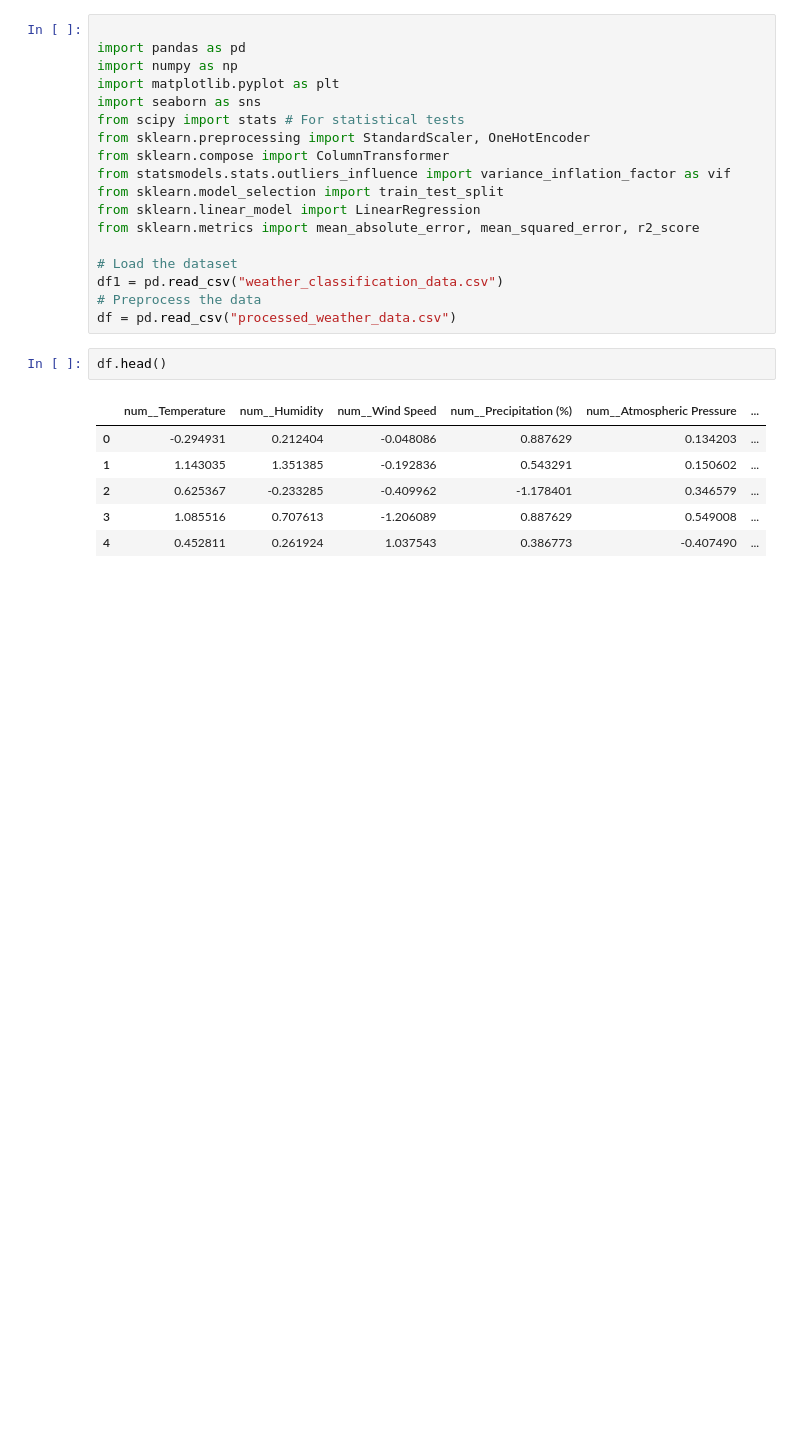
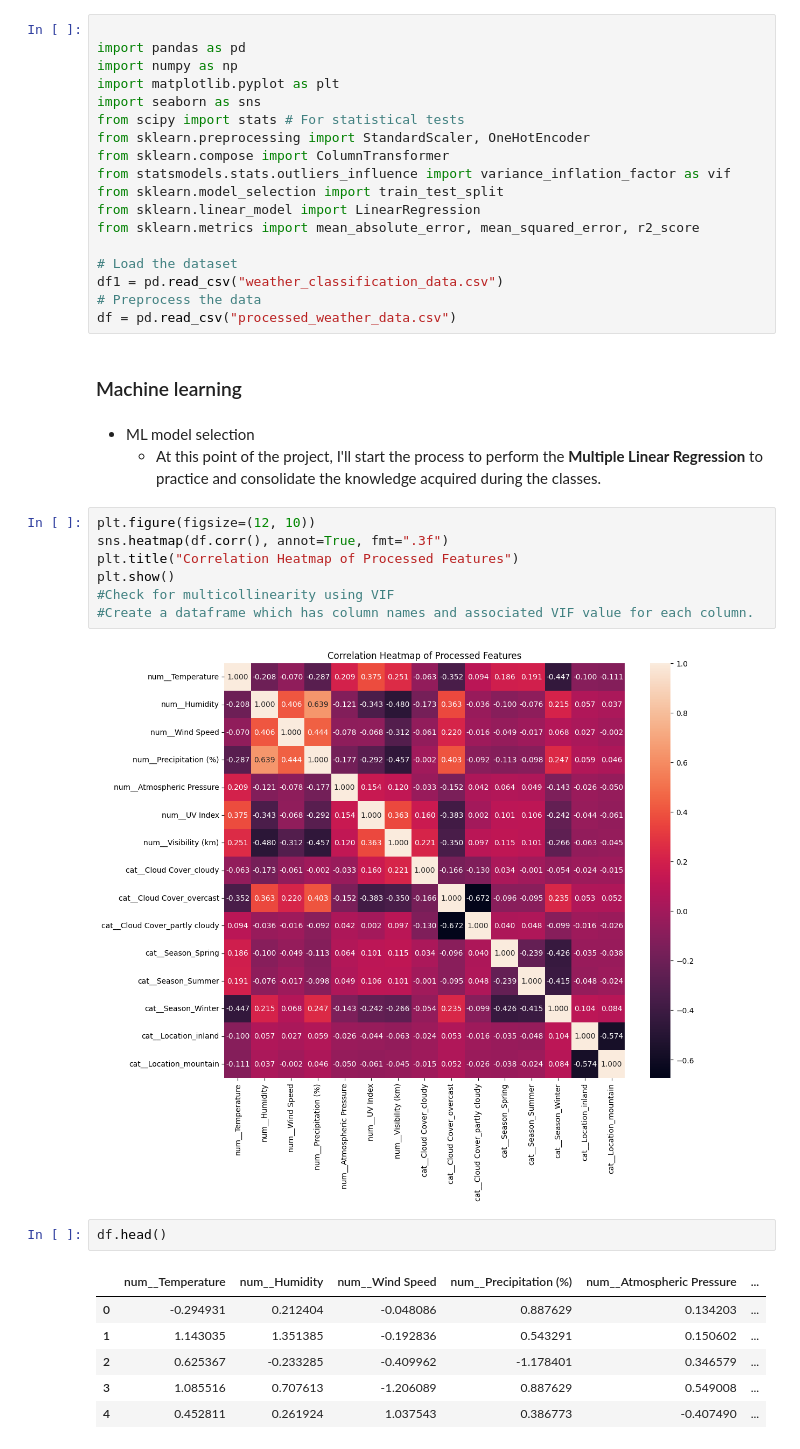
Before and after one commit to ALOBlack19/ML_Weather-Wildfires-Avoidance, a Jupyter notebook: Dryness_Prediction_ML-regressions.ipynb, the cells around one changed output. Saved outputs shown, nothing was run; the diff lists cells and outputs as text; blank space fills up the shorter version.

```diff
--- a/Dryness_Prediction_ML-regressions.ipynb
+++ b/Dryness_Prediction_ML-regressions.ipynb
@@ -16,6 +16,20 @@ from sklearn.metrics import mean_absolute_error, mean_squared_error, r2_score
 df1 = pd.read_csv("weather_classification_data.csv")
 # Preprocess the data
 df = pd.read_csv("processed_weather_data.csv")
+# %% [markdown]
+### Machine learning
+# %% [markdown]
+* ML model selection
+    - At this point of the project, I'll start the process to perform the __Multiple Linear Regression__ to practice and consolidate the knowledge acquired during the classes.
+# %%
+plt.figure(figsize=(12, 10))
+sns.heatmap(df.corr(), annot=True, fmt=".3f")
+plt.title("Correlation Heatmap of Processed Features")
+plt.show()
+#Check for multicollinearity using VIF
+#Create a dataframe which has column names and associated VIF value for each column.
+# %% [output]
+[figure, added]
 # %%
 df.head()
 # %% [output]
```
Also changed, not shown: parts of 8 cells of this notebook, 2 other files.
